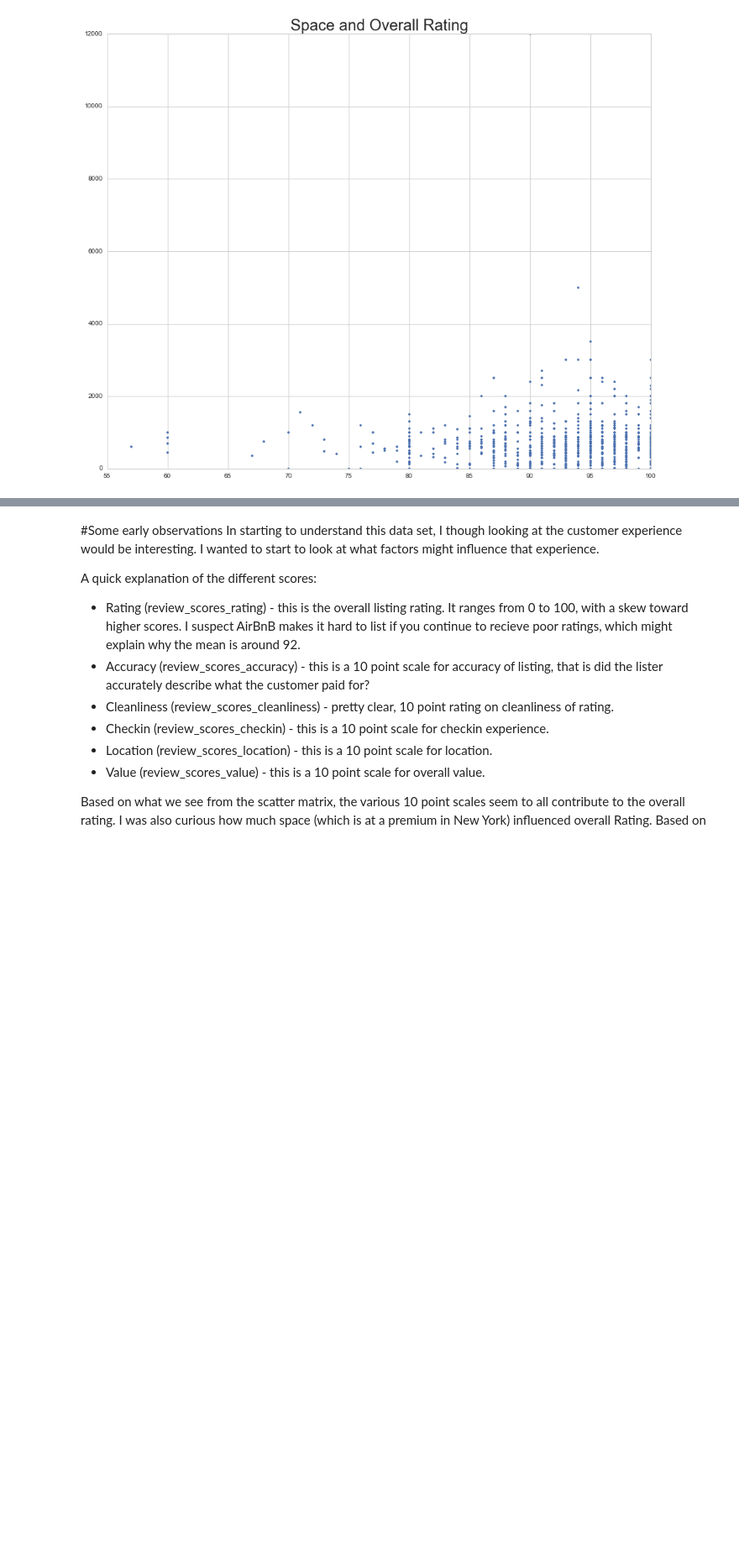
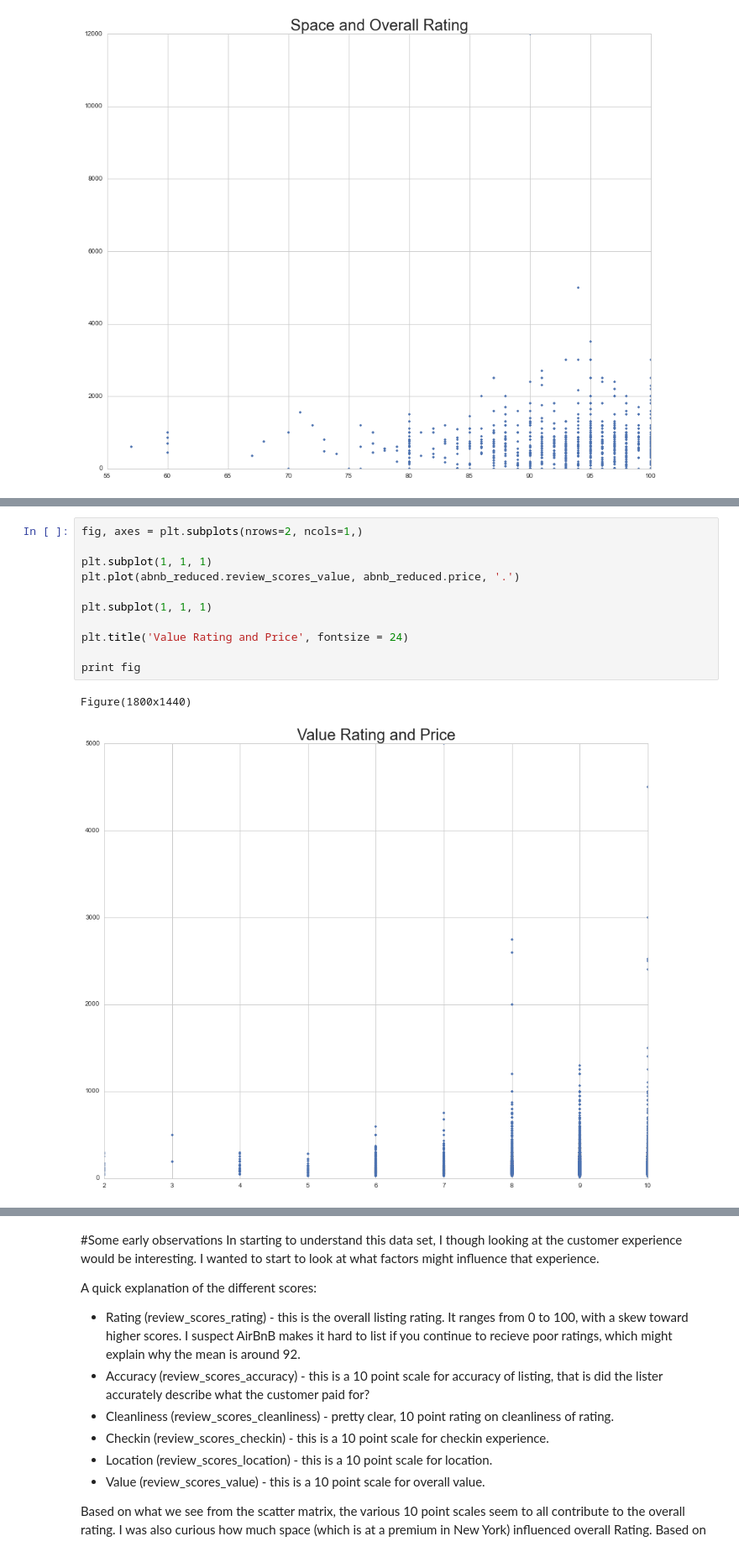
Before and after one commit to duncancfraser/GA_DS18, a Jupyter notebook: Project/Exploration/AirBnB NYC.ipynb, the cells around one changed output, grey strips where cells are left out. Shown at 84% size. Drawn from its saved outputs; the diff is of its cells as text; blank space fills up the shorter version.

```diff
--- a/Project/Exploration/AirBnB NYC.ipynb
+++ b/Project/Exploration/AirBnB NYC.ipynb
@@ -191,0 +206,14 @@ Figure(1800x1440)
+# %%
+fig, axes = plt.subplots(nrows=2, ncols=1,)
+
+plt.subplot(1, 1, 1)
+plt.plot(abnb_reduced.review_scores_value, abnb_reduced.price, '.')
+
+plt.subplot(1, 1, 1)
+
+plt.title('Value Rating and Price', fontsize = 24)
+
+print fig
+# %% [output]
+Figure(1800x1440)
+[figure, added]
```
Also changed, not shown: parts of 12 cells of this notebook.
